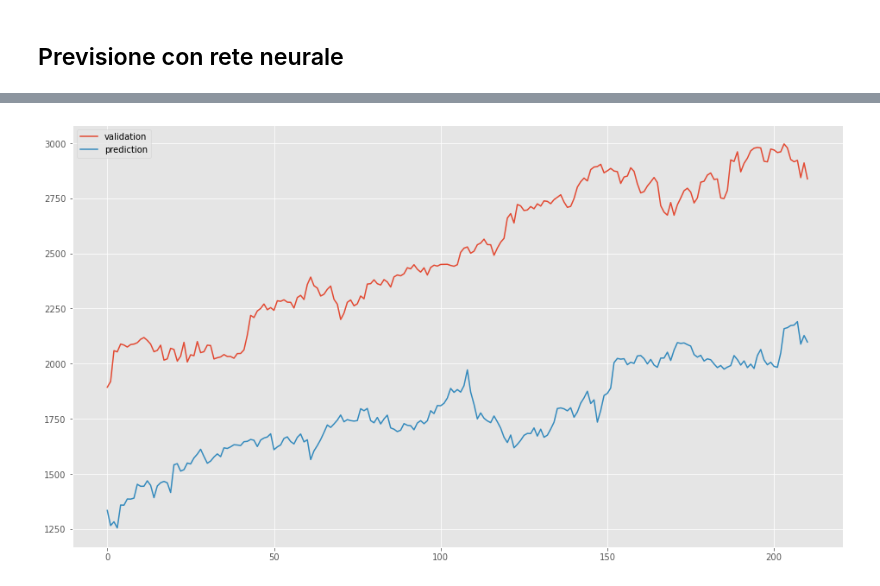
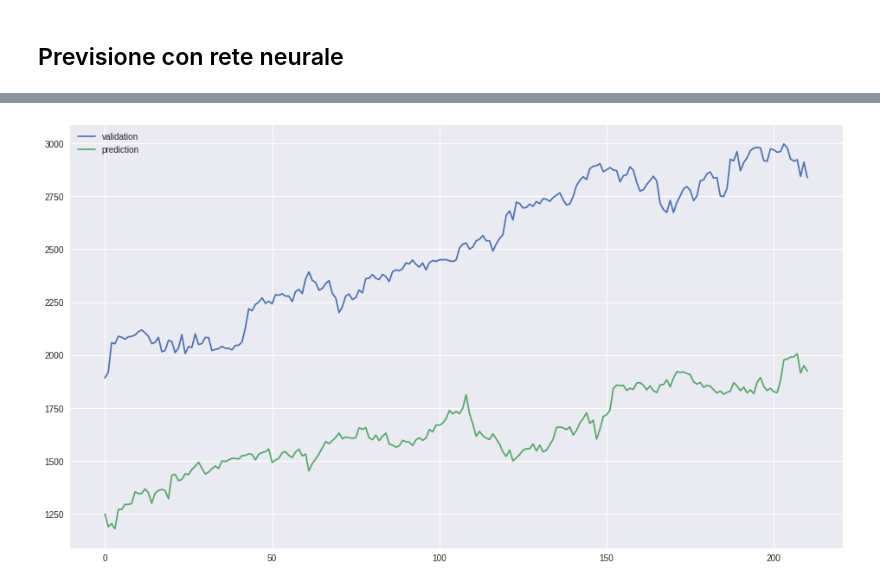
Before and after one commit to gabrielecanesi/Business-Intelligence, a Jupyter notebook: notebook.ipynb, the cells around one changed output, grey strips where cells are left out. Drawn from its saved outputs; the diff is of its cells as text; code cells hidden in the pictures.

```diff
--- a/notebook.ipynb
+++ b/notebook.ipynb
@@ -8,7 +8,7 @@ import numpy as np
 import pandas as pd
 import pandas_datareader as web
 print(plt.style.available)
-plt.style.use('ggplot')
+plt.style.use('seaborn')
 
 start_date = '2011-11-30'
 end_date = '2021-11-30'
@@ -137,86 +137,51 @@ NFLX   0.3695  0.4132  0.1414  0.2314  0.1772  1.0000
 ## Previsione con rete neurale
 # %%
 from tensorflow import keras
+import sklearn.preprocessing as pre
 import tensorflow as tf
-import datetime
-from dateutil.relativedelta import  relativedelta
+
+#divido i dati in 80 mesi di training, 30 di test, 10 validazione. faccio le proporzioni
+predicted = {}
+for ticker in tickers:
+
+    sc = pre.MinMaxScaler(feature_range=(200, 300))
 
 
+    data = datasets[ticker]['Adj Close']
+    s_data = sc.fit_transform(np.asarray(data).reshape(-1, 1))
 
-#divido i dati in 80 mesi di training, 30 di test, 10 validazione. faccio le proporzioni
+    train = np.array(data.loc[start_date : '2018-07-30'])
+    test = np.array(data.loc['2018-07-31':'2021-01-30'])
+    validation = np.array(data.loc['2021-01-31':'2021-11-30'])
+
+    window_size = output_size = validation.shape[0]
+
+    train_inputs = np.asarray([s_data[i:i+window_size] for i in range(0, train.shape[0] - window_size)]).reshape((train.shape[0] - window_size, window_size, 1))
+    train_outputs = np.asarray([s_data[i + window_size:i + window_size + output_size] for i in range(0, train_inputs.shape[0])]).reshape((train_inputs.shape[0], output_size, 1))
+
+    test_inputs = np.asarray([s_data[i:i+window_size] for i in range(train.shape[0], train.shape[0] + test.shape[0] - window_size)]).reshape((test.shape[0] - window_size, window_size, 1))
+    test_outputs = np.asarray([s_data[i + window_size : i + window_size + output_size] for i in range(train.shape[0], train.shape[0] + test_inputs.shape[0])]).reshape((test_inputs.shape[0], output_size, 1))
 
 
-for ticker in ['GOOGL']:
-
-    data = datasets[ticker]['Adj Close']
-
-
-    train = data.loc[start_date : '2018-07-30']
-    test = data.loc['2018-07-31':'2021-01-30']
-    validation = data.loc['2021-01-31':'2021-11-30']
-
-
-    window_size = validation.shape[0]
-    output_size = validation.shape[0]
-
-
-
-    model = keras.Sequential([
-        tf.keras.layers.Conv1D(filters=32,
-                              kernel_size=(1,),
-                              activation='relu'),
-
-        tf.keras.layers.Dense(32),
-        keras.layers.Dense(32),
-        tf.keras.layers.Dense(units=1),
+    model = tf.keras.Sequential([
+        keras.layers.Conv1D(32, kernel_size = (1,), activation = 'relu'),
+        keras.layers.Dense(250, activation = 'relu'),
+        keras.layers.Dense(1)
     ])
 
-
-    #model.compile(loss = 'mse', metrics = ['mae'])
     model.compile(
-        optimizer = 'adam',
-        loss='mse',
-        metrics=['mape'],
+        optimizer = keras.optimizers.Adam(),
+        loss='mse'
     )
 
+    model.fit(train_inputs, train_outputs, epochs = 20, batch_size=10, validation_data = (test_inputs, test_outputs))
 
-    train_inputs = np.asarray([data[i:i+window_size] for i in range(0, train.shape[0] - window_size)]).reshape((train.shape[0] - window_size, window_size, 1))
-    train_outputs = np.asarray([data[i + window_size:i + window_size + output_size] for i in range(0, train_inputs.shape[0])]).reshape((train_inputs.shape[0], output_size, 1))
-
-
-    test_inputs = np.asarray([data[i:i+window_size] for i in range(train.shape[0], train.shape[0] + test.shape[0] - window_size)]).reshape((test.shape[0] - window_size, window_size, 1))
-    test_outputs = np.asarray([data[i + window_size : i + window_size + output_size] for i in range(train.shape[0], train.shape[0] + test_inputs.shape[0])]).reshape((test_inputs.shape[0], output_size, 1))
-
-
-    model.fit(train_inputs, train_outputs, epochs = 20, batch_size=100,
-              #validation_data = (test_inputs, test_outputs)
-              )
-
-
-    #pred_input = np.asarray([data[i : i + window_size] for i in range(data.shape[0] - validation.shape[0] - window_size, data.shape[0] - window_size)])
-    #print(pred_input)
-    #Costruisco la nuova predizione in modo iterativo
-    #predictions = []
-    #input_data = np.asarray([data[data.shape[0] - validation.shape[0] - window_size : data.shape[0] - validation.shape[0]]])
-    #print('input data:', input_data)
-
-    """
-    for i in range(0, validation.shape[0]):
-        predicted = np.asarray(model.predict(input_data))
-        print('out:', predicted.shape)
-        predictions.append(float(predicted[0][0]))
-        input_data[0] = np.roll(input_data[0], -1)
-        input_data[0][window_size - 1] = predicted[0][0]
-    """
-    performance = model.evaluate(test_inputs, test_outputs)
-    print(performance)
-
-    predictions = np.asarray(model.predict(np.asarray(data[data.shape[0] - validation.shape[0] - window_size : data.shape[0] - validation.shape[0]]).reshape(1, output_size, 1)))
-
+    predictions = sc.inverse_transform(model.predict(np.asarray(s_data[data.shape[0] - validation.shape[0] - window_size : data.shape[0] - validation.shape[0]]).reshape(1, window_size, 1))[0])
+    predicted[ticker] = predictions
 
     plt.figure(figsize=(16, 9))
     plt.plot(np.asarray(validation), label = 'validation')
-    plt.plot(np.asarray(predictions[0]), label = 'prediction')
+    plt.plot(predictions, label = 'prediction')
     plt.legend()
 # %% [output]
 Epoch 1/20
@@ -239 +204 @@ Epoch 20/20
-[figure, old version]
+[figure, new version]
```
Also changed, not shown: parts of 16 cells of this notebook.
